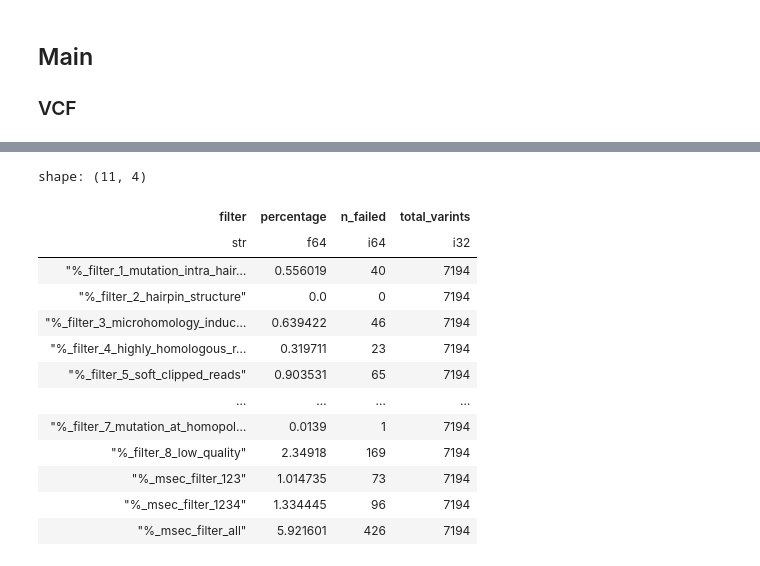
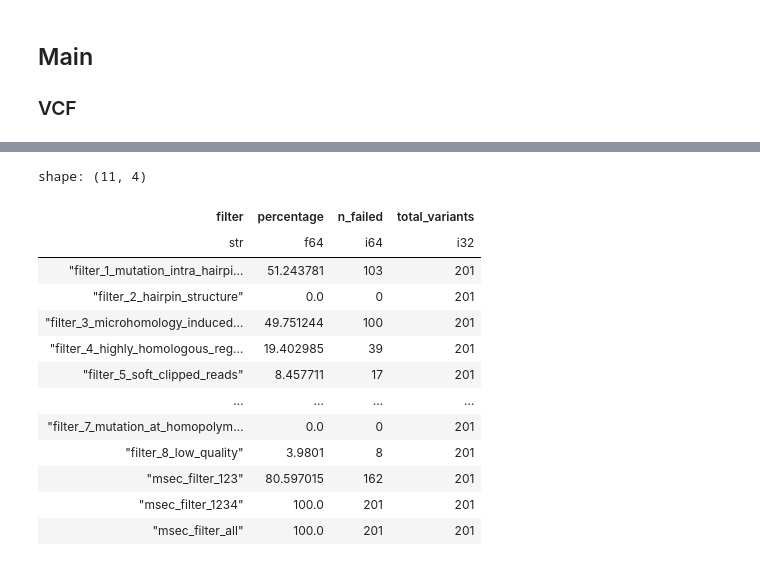
Before and after one commit to MoyukhShabon/fm-arti-stats, a Jupyter notebook: analysis/explore_microsec.ipynb, the cells around one changed output, grey strips where cells are left out. Drawn from its saved outputs; the diff is of its cells as text; code cells hidden in the pictures.

Commit message:
updated microsec result exploration notebook

```diff
--- a/analysis/explore_microsec.ipynb
+++ b/analysis/explore_microsec.ipynb
@@ -20,30 +21,30 @@ def summarize_res(df: pl.DataFrame) -> pl.DataFrame:
 	str_cols = df['msec_filter_123':'msec_filter_all'].columns
 	n_variants = df.height
 
-	# 1. Initialize a dictionary with empty lists for your columns
+	# Initialize a dictionary
 	results = {
 		"filter": [],
 		"percentage": [],
 		"n_failed": []
 	}
 
-	# 2. Populate the dictionary inside your loops
+	# Populate the dictionary inside the loops
 	for col in bool_cols:
 		n_failed = df[col].sum() # Sum counts True values
 
-		results["filter"].append(f"%_{col}")
+		results["filter"].append(col)
 		results["percentage"].append((n_failed / n_variants) * 100)
 		results["n_failed"].append(n_failed)
 
 	for col in str_cols:
 		n_failed = df.filter(~pl.col(col).is_null()).height # Count non-nulls
 
-		results["filter"].append(f"%_{col}")
+		results["filter"].append(col)
 		results["percentage"].append((n_failed / n_variants) * 100)
 		results["n_failed"].append(n_failed)
 
-	# 3. Create DataFrame directly from the dictionary
-	return pl.DataFrame(results).with_columns(pl.lit(n_variants).alias("total_varints"))
+	# Create DataFrame from the dictionary
+	return pl.DataFrame(results).with_columns(pl.lit(n_variants).alias("total_variants"))
 # %% [markdown]
 ### MicroSEC filter Description
 
@@ -80,11 +81,10 @@ msec_paths = sorted(glob.glob("../vcf-micr-svf/*/*.microsec.tsv"))
 
 all_res = []
 
-for i, path in enumerate(msec_paths):
+for path in tqdm(msec_paths):
 	sample = os.path.basename(path).replace(".microsec.tsv", "")
 	df = pl.read_csv(path, separator="\t").rename(lambda x : x.lower())
 
 	all_res.append(df)
-	print(f"{i+1} Processed {sample}")
 
 final_df = pl.concat(all_res, how="vertical_relaxed").pipe(reorder_cols)
@@ -108,0 +228,10 @@ final_df = pl.concat(all_res, how="vertical_relaxed").pipe(reorder_cols)
+# %%
+all_res = []
+
+for path in tqdm(msec_paths):
+	sample = os.path.basename(path).replace(".microsec.tsv", "")
+	df = pl.read_csv(path, separator="\t").rename(lambda x: x.lower())
+
+	all_res.append(df)
+
+final_df = pl.concat(all_res, how="vertical_relaxed").pipe(reorder_cols)
@@ -267,17 +334,17 @@ shape: (96, 47)
 # %%
-summarize_res(final_df)
+summarize_res(arti_filter_1234)
 # %% [output]
 shape: (11, 4)
-| filter | percentage | n_failed | total_varints |
+| filter | percentage | n_failed | total_variants |
 | str | f64 | i64 | i32 |
-| "%_filter_1_mutation_intra_hair… | 0.556019 | 40 | 7194 |
-| "%_filter_2_hairpin_structure" | 0.0 | 0 | 7194 |
-| "%_filter_3_microhomology_induc… | 0.639422 | 46 | 7194 |
-| "%_filter_4_highly_homologous_r… | 0.319711 | 23 | 7194 |
-| "%_filter_5_soft_clipped_reads" | 0.903531 | 65 | 7194 |
+| "filter_1_mutation_intra_hairpi… | 51.243781 | 103 | 201 |
+| "filter_2_hairpin_structure" | 0.0 | 0 | 201 |
+| "filter_3_microhomology_induced… | 49.751244 | 100 | 201 |
+| "filter_4_highly_homologous_reg… | 19.402985 | 39 | 201 |
+| "filter_5_soft_clipped_reads" | 8.457711 | 17 | 201 |
 | … | … | … | … |
-| "%_filter_7_mutation_at_homopol… | 0.0139 | 1 | 7194 |
-| "%_filter_8_low_quality" | 2.34918 | 169 | 7194 |
-| "%_msec_filter_123" | 1.014735 | 73 | 7194 |
-| "%_msec_filter_1234" | 1.334445 | 96 | 7194 |
-| "%_msec_filter_all" | 5.921601 | 426 | 7194 |
+| "filter_7_mutation_at_homopolym… | 0.0 | 0 | 201 |
+| "filter_8_low_quality" | 3.9801 | 8 | 201 |
+| "msec_filter_123" | 80.597015 | 162 | 201 |
+| "msec_filter_1234" | 100.0 | 201 | 201 |
+| "msec_filter_all" | 100.0 | 201 | 201 |
```
Also changed, not shown: parts of 23 cells of this notebook.
